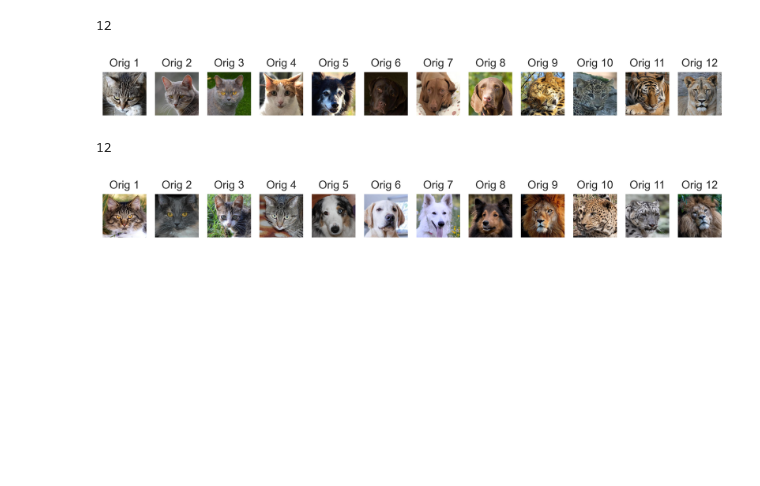
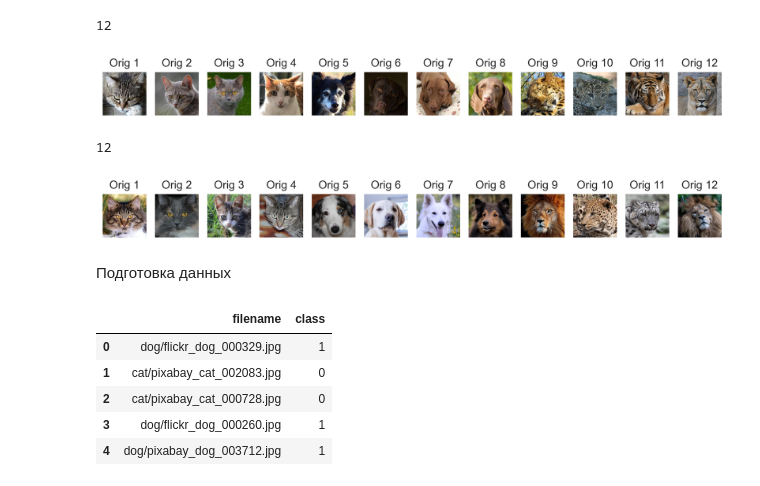
Before and after one commit to Iskander80/ML, a Jupyter notebook: home_task_5.ipynb, the cells around one changed output. Drawn from its saved outputs; the diff is of its cells as text; code cells hidden in the pictures; blank space fills up the shorter version.

```diff
--- a/home_task_5.ipynb
+++ b/home_task_5.ipynb
@@ -163,3 +175,18 @@ show_images(data_train, df, "Orig", 4)
 # %% [output]
 12
 [figure]
+# %% [markdown]
+Подготовка данных
+# %%
+df_training, df_testing = train_test_split(df_train, test_size = 0.20)
+df_training = df_training.reset_index(drop = True)
+df_testing = df_testing.reset_index(drop = True)
+# %%
+df_training[:5]
+# %% [output]
+|  | filename | class |
+| 0 | dog/flickr_dog_000329.jpg | 1 |
+| 1 | cat/pixabay_cat_002083.jpg | 0 |
+| 2 | cat/pixabay_cat_000728.jpg | 0 |
+| 3 | dog/flickr_dog_000260.jpg | 1 |
+| 4 | dog/pixabay_dog_003712.jpg | 1 |
```
Also changed, not shown: parts of 13 cells of this notebook.
